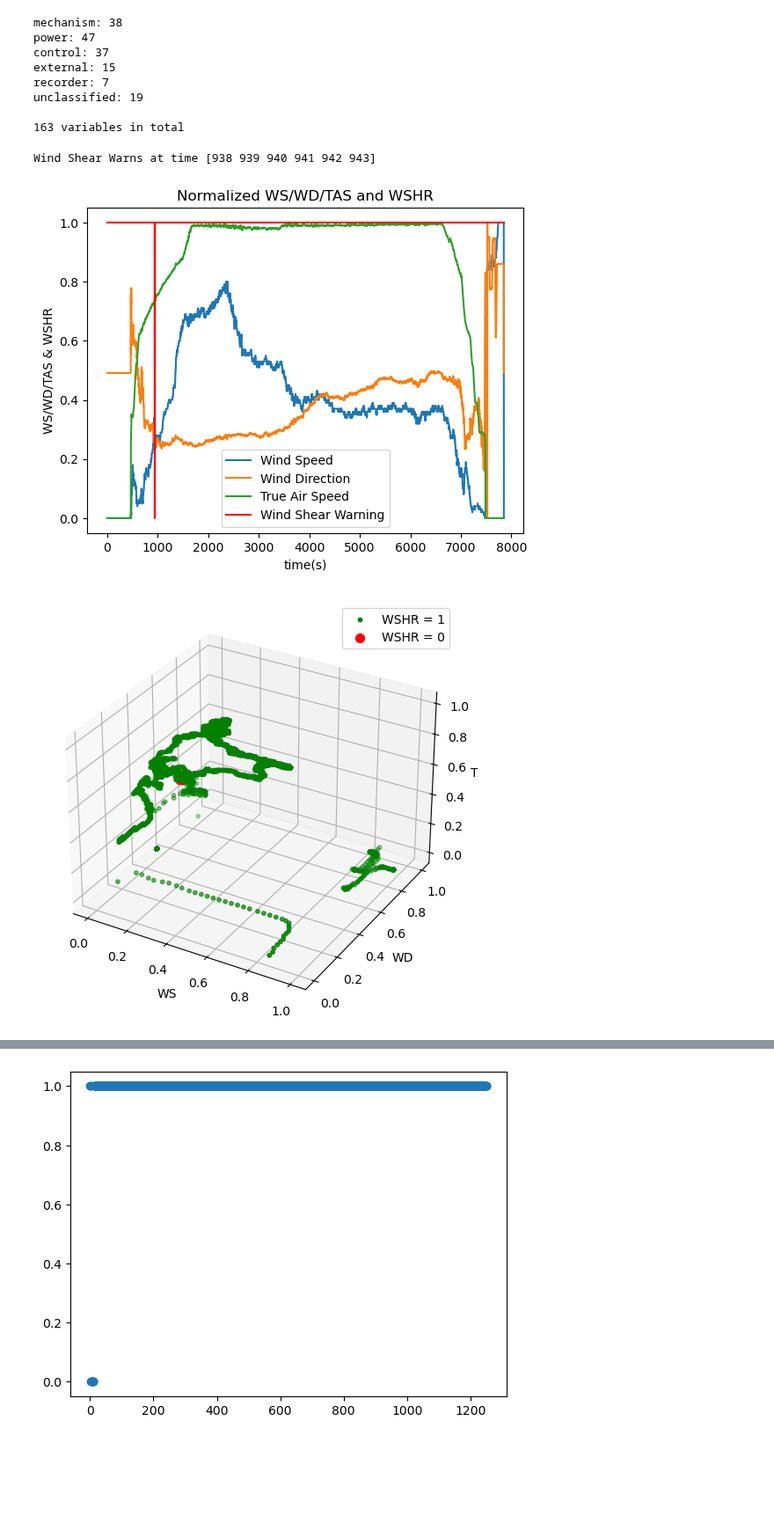
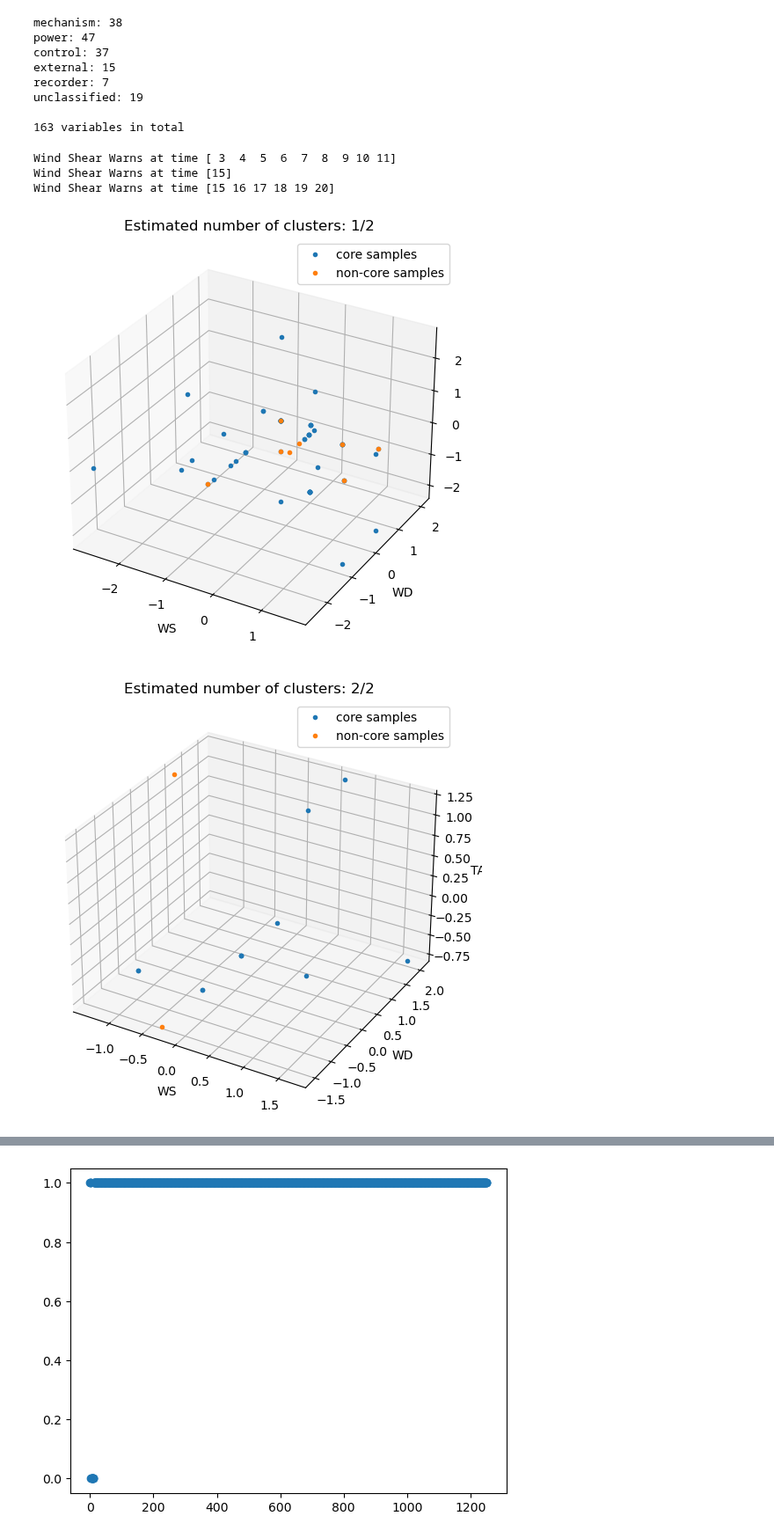
Before and after one commit to srt-uncertainty-wind/code, a Jupyter notebook: WSHRclassify_unsupervised.ipynb, the cells around one changed output, grey strips where cells are left out. Shown at 88% size. Cells and saved outputs as stored; diff of their text form; code cells hidden in the pictures; blank space fills up the shorter version.

```diff
--- a/WSHRclassify_unsupervised.ipynb
+++ b/WSHRclassify_unsupervised.ipynb
@@ -171,7 +267,7 @@ def dataConstruct(work_folder_path, work_mat_name, is_all_variable = False):
 from sklearn.cluster import DBSCAN
 from sklearn import metrics
 from sklearn.datasets import make_blobs
-# from sklearn.preprocessing import StandardScaler
+from sklearn.preprocessing import StandardScaler
 import numpy as np
 import matplotlib.pyplot as plt
 
@@ -216,45 +312,62 @@ def DBSCAN_cluster(X, epsilon):
             plt.title(f'Noise out of Estimated {n_clusters_} clusters')
         else:
             plt.title(f'Estimated number of clusters: {k+1}/{n_clusters_}')
         plt.show()
 
     fig_all = plt.figure(figsize=(10, 5))
     ax_all = fig_all.add_subplot(111, projection='3d')
     for k, col in zip(unique_labels, colors):
         if k == -1:
             class_member_mask = (labels == k)
+            noise = X[class_member_mask]
+            ax_all.plot(noise[:, 0], noise[:, 1], noise[:, 2], 'o', markersize=3, label=f'Noise')
             xy = X[class_member_mask & core_samples_mask]
-            # ax.plot(xy[:, 0], xy[:, 1], xy[:, 2], 'o', markerfacecolor=tuple(col), markeredgecolor='k', markersize=5)
-            ax_all.plot(xy[:, 0], xy[:, 1], xy[:, 2], 'o', markersize=3, label=f'core noise')
-            xy = X[class_member_mask & ~core_samples_mask]
-            # ax.plot(xy[:, 0], xy[:, 1], xy[:, 2], 'o', markerfacecolor=tuple(col), markeredgecolor='k', markersize=5)
-            ax_all.plot(xy[:, 0], xy[:, 1], xy[:, 2], 'o', markersize=3, label=f'non-core noise')
+            # # ax.plot(xy[:, 0], xy[:, 1], xy[:, 2], 'o', markerfacecolor=tuple(col), markeredgecolor='k', markersize=5)
+            # ax_all.plot(xy[:, 0], xy[:, 1], xy[:, 2], 'o', markersize=3, label=f'core noise')
+            # xy = X[class_member_mask & ~core_samples_mask]
+            # # ax.plot(xy[:, 0], xy[:, 1], xy[:, 2], 'o', markerfacecolor=tuple(col), markeredgecolor='k', markersize=5)
+            # ax_all.plot(xy[:, 0], xy[:, 1], xy[:, 2], 'o', markersize=3, label=f'non-core noise')
         else:
             class_member_mask = (labels == k)
             xy = X[class_member_mask & core_samples_mask]
             # ax.plot(xy[:, 0], xy[:, 1], xy[:, 2], 'o', markerfacecolor=tuple(col), markeredgecolor='k', markersize=5)
-            ax_all.plot(xy[:, 0], xy[:, 1], xy[:, 2], 'o', markersize=3, label=f'core samples of cluster {k+1}')
+            ax_all.plot(xy[:, 0], xy[:, 1], xy[:, 2], 'o', markersize=3, label=f'Cluster {k+1}: core samples')
             xy = X[class_member_mask & ~core_samples_mask]
             # ax.plot(xy[:, 0], xy[:, 1], xy[:, 2], 'o', markerfacecolor=tuple(col), markeredgecolor='k', markersize=5)
-            ax_all.plot(xy[:, 0], xy[:, 1], xy[:, 2], 'o', markersize=3, label=f'non-core samples of cluster {k+1}')
+            ax_all.plot(xy[:, 0], xy[:, 1], xy[:, 2], 'o', markersize=3, label=f'Cluster {k+1}: border samples')
     ax_all.set_xlabel(variable_list[0])
     ax_all.set_ylabel(variable_list[1])
     ax_all.set_zlabel(variable_list[2])
     ax_legend = fig_all.add_subplot(1, 2, 2)
     ax_legend.axis('off')
     ax_all.legend(loc='center left', bbox_to_anchor=(1.25, 0.5))
     plt.tight_layout()
     plt.title('Estimated number of clusters: %d' % n_clusters_)
     plt.show()
     return labels
 
-# 构建训练和测试数据集
-train_X, train_Y = dataConstruct(exception_folder_paths[3], os.listdir(exception_folder_paths[3])[2])
-labels = DBSCAN_cluster(train_X, epsilon=0.05)
+# 数据集构建
+# train_X, train_Y = dataConstruct(exception_folder_paths[3], os.listdir(exception_folder_paths[3])[2])
+train_X_all, train_Y_all = [], []
+for i, mat_name in enumerate(os.listdir(exception_folder_paths[0])):
+    if i not in [0, 7, 8]:
+        continue
+    # print(mat_name)
+    train_X, train_Y = dataConstruct_2(exception_folder_paths[0], mat_name, is_all_variable=True)
+    train_X_all.append(train_X)
+    train_Y_all.append(train_Y)
 
-# test_X, test_Y = dataConstruct(exception_folder_paths[3], os.listdir(exception_folder_paths[3])[8])
-# DBSCAN_cluster(test_X, epsilon=0.1)
+train_X, train_Y = np.concatenate(train_X_all, axis=0), np.concatenate(train_Y_all, axis=0)
+
+# cluster_labels = DBSCAN_cluster(train_X, epsilon=6e-1) # for e[3][2]
+# cluster_labels = DBSCAN_cluster(train_X, epsilon=1e1) # for e[0]
+cluster_labels = DBSCAN_cluster(train_X, epsilon=7.7) # for e[0][0,7,8]
+
+# 存储聚类标签
+np.save("../result/variable_clustering/DBSCAN/cluster_labels_e[0][0,7,8]_7.7.npy", cluster_labels)
 # %% [output]
-Wind Shear Warns at time [938 939 940 941 942 943]
+Wind Shear Warns at time [ 3  4  5  6  7  8  9 10 11]
+Wind Shear Warns at time [15]
+Wind Shear Warns at time [15 16 17 18 19 20]
-[figure, old version]
+[figure, new version]
-[figure, old version]
+[figure, new version]
```
Also changed, not shown: parts of 8 cells of this notebook, 1 other file.
